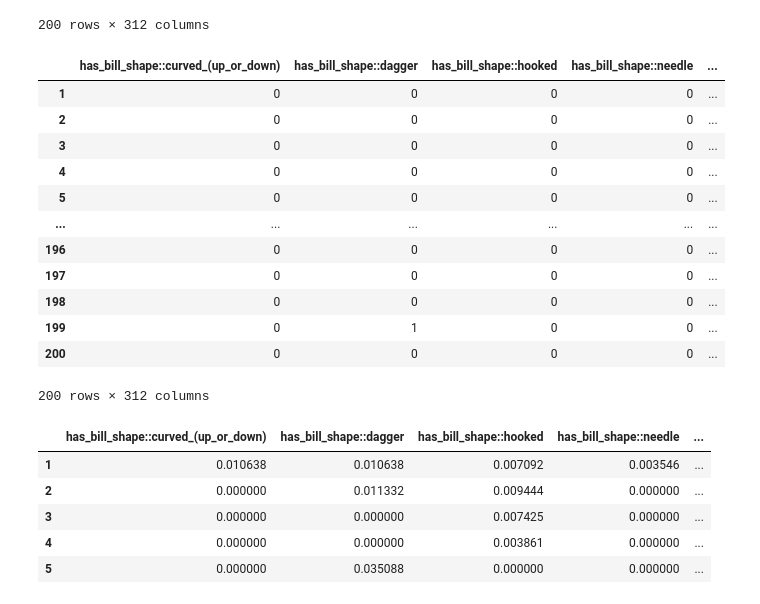
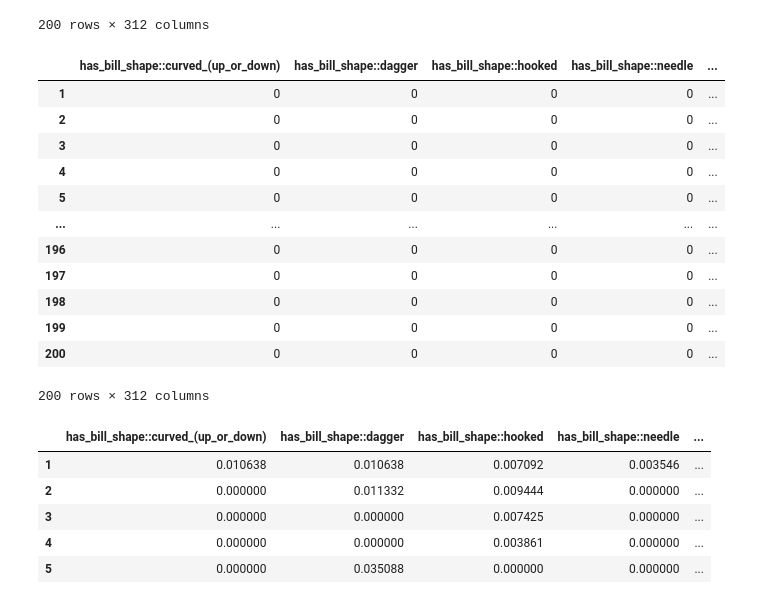
Before and after one commit to RuNiVe/FeatherInfocus, a Jupyter notebook: Models/Attribute data preparation.ipynb, the cells around one changed output. Saved outputs shown, nothing was run; the diff lists cells and outputs as text; code cells hidden in the pictures.

```diff
--- a/Models/Attribute data preparation.ipynb
+++ b/Models/Attribute data preparation.ipynb
@@ -142,7 +142,9 @@ attributestop2_df_named
 # %%
 # Binarizantion of attributes with only highest value per group set to 1
 
-attributes = np.load("../aml-2025-feathers-in-focus/attributes.npy", allow_pickle=True)
+# attributes = np.load("../aml-2025-feathers-in-focus/attributes.npy", allow_pickle=True)
+attributes = pd.read_csv("class_attribute_labels_continuous.txt", header=None, sep=" ")
+attributes = np.asarray(attributes)
 attributes_df = pd.DataFrame(attributes, columns=list(attr_map.keys()))
 attributes_df_binarytop1 = attributes_df.copy()
 
@@ -154,34 +156,34 @@ for group, attr_ids in group_map.items():
 
     # Zero out the group
     attributes_df_binarytop1[cols] = 0
 
     # Extract values for this group
     group_values = attributes_df[cols].values
 
     # Compute per-row max for this group
     row_max = np.max(group_values, axis=1)  # shape: (n_rows,)
 
     # Create a boolean mask: True where value == row max
     mask = (group_values == row_max[:, None])  # shape: (n_rows, n_cols_in_group)
 
     # Set 1 where mask is True
     attributes_df_binarytop1.loc[:, cols] = mask.astype(int)
 
 attributeshighv_df_named = attributes_df_binarytop1.rename(columns=attr_map)
 attributeshighv_df_named.index = attributeshighv_df_named.index + 1
 attributeshighv_df_named
 # %% [output]
 |  | has_bill_shape::curved_(up_or_down) | has_bill_shape::dagger | has_bill_shape::hooked | has_bill_shape::needle | ... |
 | 1 | 0 | 0 | 0 | 0 | ... |
 | 2 | 0 | 0 | 0 | 0 | ... |
 | 3 | 0 | 0 | 0 | 0 | ... |
 | 4 | 0 | 0 | 0 | 0 | ... |
 | 5 | 0 | 0 | 0 | 0 | ... |
 | ... | ... | ... | ... | ... | ... |
 | 196 | 0 | 0 | 0 | 0 | ... |
 | 197 | 0 | 0 | 0 | 0 | ... |
 | 198 | 0 | 0 | 0 | 0 | ... |
-| 199 | 0 | 1 | 0 | 0 | ... |
+| 199 | 0 | 0 | 0 | 0 | ... |
 | 200 | 0 | 0 | 0 | 0 | ... |
 200 rows × 312 columns
 # %%
```
Also changed, not shown: parts of 2 cells of this notebook, 2 other files.
